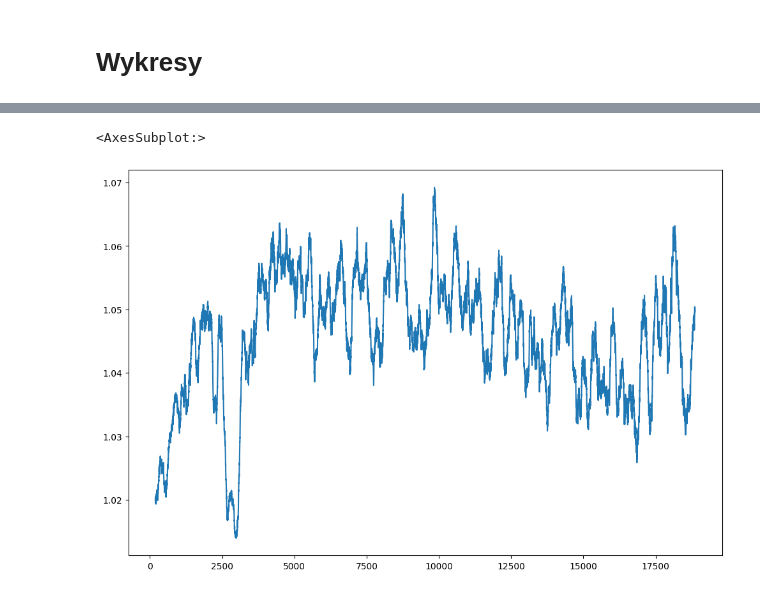
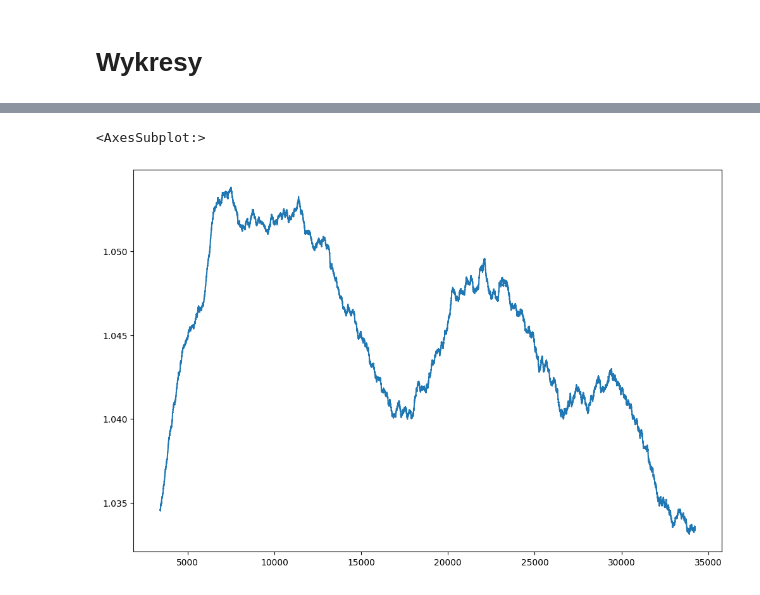
Before and after one commit to radiol00/mgrv3, a Jupyter notebook: hax_stat_analysis.ipynb, the cells around one changed output, grey strips where cells are left out. Saved outputs shown, nothing was run; the diff lists cells and outputs as text; code cells hidden in the pictures.

```diff
--- a/hax_stat_analysis.ipynb
+++ b/hax_stat_analysis.ipynb
@@ -51,10 +47,10 @@ data.rolling(window=len(data)//100).mean().plot(y="loss")
 # %%
 data = criticLosses["loss"]
 
-data.rolling(window=len(data)//100).mean().plot(y="loss")
+data.rolling(window=len(data)//10).mean().plot(y="loss")
 # %% [output]
 <AxesSubplot:>
-[figure, old version]
+[figure, new version]
 # %%
 data = experiences[["ballGateTraj", "toBallTraj"]]
 data = data.dropna()
```
Also changed, not shown: parts of 5 cells of this notebook, 1 other file.
